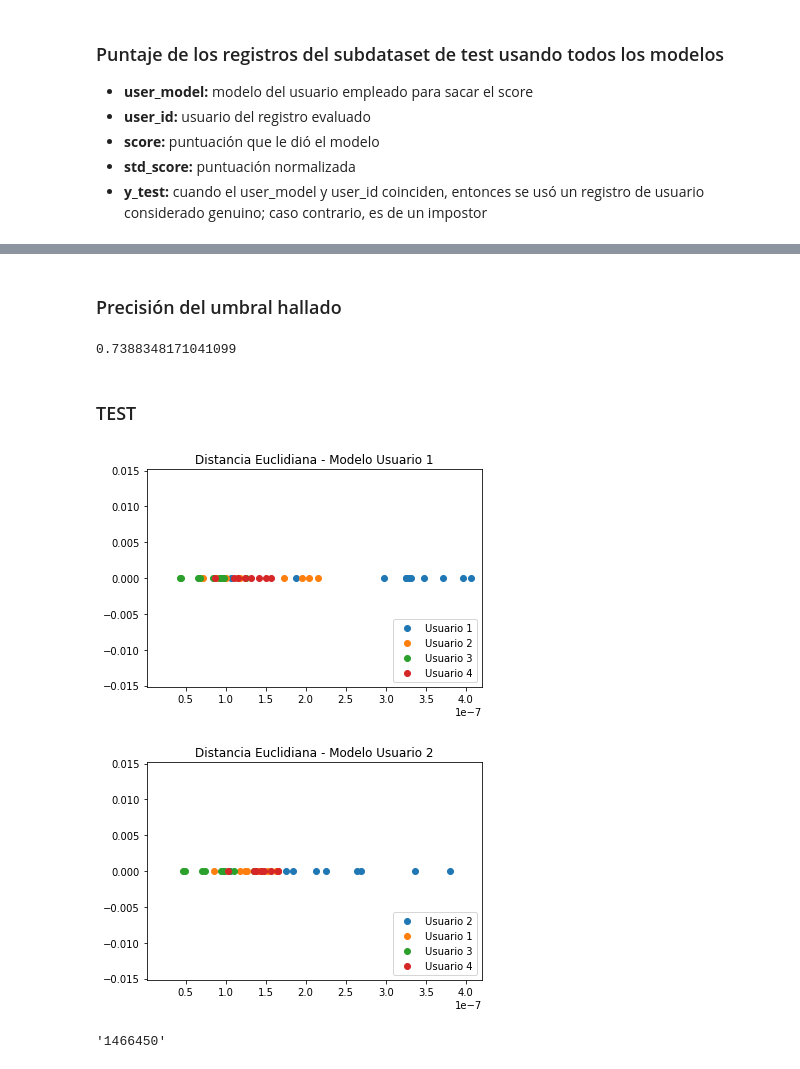
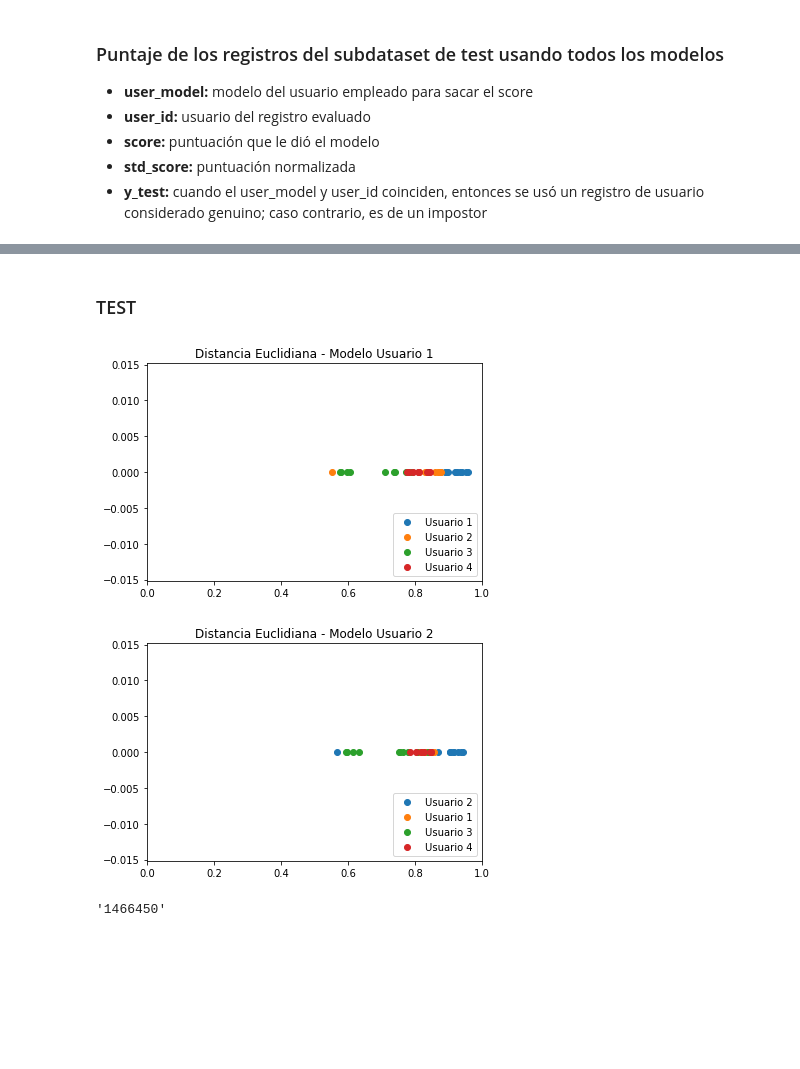
Before and after one commit to aronlo/tesis, a Jupyter notebook: euclidean_distance_final_metodology.ipynb, the cells around one changed output, grey strips where cells are left out. Saved outputs shown, nothing was run; the diff lists cells and outputs as text; code cells hidden in the pictures; blank space fills up the shorter version.

```diff
--- a/euclidean_distance_final_metodology.ipynb
+++ b/euclidean_distance_final_metodology.ipynb
@@ -421,13 +468,13 @@ train_users.head(7)
 ### Ejemplo del usuario 1
 # %%
 #Variable donde se almacenará toda la informacion calculada del usuario 1
-user_1_evaluation = []
+user_1_evaluation_dev = []
 
 #Calculo de la media del vector del usuario 1
 mean_vector= train_users.loc[train_users.user_id == 1, "ft_1":"ft_60"]
 
 #Para cada registro del subdataset de test
-for index, row in test_users.iterrows():
+for index, row in dev_users.iterrows():
 
     temp_obj = {}
 
@@ -455,7 +502,7 @@ for index, row in test_users.iterrows():
     else:
         temp_obj["y_test"] = "impostor"
 
-    user_1_evaluation.append(temp_obj)
+    user_1_evaluation_dev.append(temp_obj)
 
-user_1_evaluation = pd.DataFrame(user_1_evaluation)
+user_1_evaluation_dev = pd.DataFrame(user_1_evaluation_dev)
 # %% [markdown]
@@ -485,0 +594,6 @@ user_1_evaluation
+# %%
+#Obtenemos la listas de scores de los registros que deberian de catalogarse como genuinos por los modelos
+genuine_scores_dev = list(users_evaluation_dev.loc[users_evaluation_dev.y_test == "genuine", "score"])
+
+#Obtenemos la listas de scores de los registros que deberian de catalogarse como impostores por los modelos
+impostor_scores_dev = list(users_evaluation_dev.loc[users_evaluation_dev.y_test == "impostor", "score"])
@@ -485,0 +605,7 @@ user_1_evaluation
+# %%
+#Calculo del ERR y del umbral de decisión global
+err_dev, thresh_dev = evaluate_EER_Thresh(genuine_scores_dev, impostor_scores_dev)
+
+
+#Ploteamos la curva ROC de los umbrales
+plotCurveROC ( genuine_scores_dev, impostor_scores_dev, title = "ROC del modelo de distancia Euclidiana con el dataset de validación")
@@ -485,0 +630,8 @@ user_1_evaluation
+# %%
+# OJO, aca se esta usando el score como umbral, si usaramos el score estandarizado, deberiamos de cambiar el sentido de la comparación
+users_evaluation_dev['y_pred'] = np.where(users_evaluation_dev['score'] <= thresh_dev, 'genuine', 'impostor')
+
+users_evaluation_dev.to_excel("./output/outputPredEuclideanDev.xlsx")
+
+#Presentamos el calculo de resultados
+users_evaluation_dev
@@ -608,42 +759,36 @@ y_pred = users_evaluation.loc[:, "y_pred"]
-# %% [markdown]
-### Precisión del umbral hallado
-# %%
-accuracy_score(y_test, y_pred)
-# %% [output]
-0.7388348171041099
 # %% [markdown]
 ### TEST
 # %%
 plt.title("Distancia Euclidiana - Modelo Usuario 1")
 
-sc1 = users_evaluation.loc[(users_evaluation.user_model == 1) & (users_evaluation.user_id == 1), "std_score"]
-sc2 = users_evaluation.loc[(users_evaluation.user_model == 1) & (users_evaluation.user_id == 2), "std_score"]
-sc3 = users_evaluation.loc[(users_evaluation.user_model == 1) & (users_evaluation.user_id == 3), "std_score"]
-sc4 = users_evaluation.loc[(users_evaluation.user_model == 1) & (users_evaluation.user_id == 4), "std_score"]
+sc1 = users_evaluation_dev.loc[(users_evaluation_dev.user_model == 1) & (users_evaluation_dev.user_id == 1), "std_score"]
+sc2 = users_evaluation_dev.loc[(users_evaluation_dev.user_model == 1) & (users_evaluation_dev.user_id == 2), "std_score"]
+sc3 = users_evaluation_dev.loc[(users_evaluation_dev.user_model == 1) & (users_evaluation_dev.user_id == 3), "std_score"]
+sc4 = users_evaluation_dev.loc[(users_evaluation_dev.user_model == 1) & (users_evaluation_dev.user_id == 4), "std_score"]
 
 y1 = np.zeros(len(sc1))
 y2 = np.zeros(len(sc2))
 y3 = np.zeros(len(sc3))
 y4 = np.zeros(len(sc4))
 
 plt.scatter(sc1, y1, label = "Usuario 1")
 plt.scatter(sc2, y2, label = "Usuario 2")
 plt.scatter(sc3, y3, label = "Usuario 3")
 plt.scatter(sc4, y4, label = "Usuario 4")
 
 plt.legend(loc = 'lower right')
-#plt.xlim([0, 1])
-plt.xlim([0.000000002, 0.00000042])
+plt.xlim([0, 1])
+#plt.xlim([0.000000002, 0.00000042])
 plt.show()
 # %% [output]
-[figure, old version]
+[figure, new version]
 # %%
 plt.title("Distancia Euclidiana - Modelo Usuario 2")
 
-sc1 = users_evaluation.loc[(users_evaluation.user_model == 2) & (users_evaluation.user_id == 1), "std_score"]
-sc2 = users_evaluation.loc[(users_evaluation.user_model == 2) & (users_evaluation.user_id == 2), "std_score"]
-sc3 = users_evaluation.loc[(users_evaluation.user_model == 2) & (users_evaluation.user_id == 3), "std_score"]
-sc4 = users_evaluation.loc[(users_evaluation.user_model == 2) & (users_evaluation.user_id == 4), "std_score"]
+sc1 = users_evaluation_dev.loc[(users_evaluation_dev.user_model == 2) & (users_evaluation_dev.user_id == 1), "std_score"]
+sc2 = users_evaluation_dev.loc[(users_evaluation_dev.user_model == 2) & (users_evaluation_dev.user_id == 2), "std_score"]
+sc3 = users_evaluation_dev.loc[(users_evaluation_dev.user_model == 2) & (users_evaluation_dev.user_id == 3), "std_score"]
+sc4 = users_evaluation_dev.loc[(users_evaluation_dev.user_model == 2) & (users_evaluation_dev.user_id == 4), "std_score"]
 
 y1 = np.zeros(len(sc1))
 y2 = np.zeros(len(sc2))
@@ -656,9 +801,9 @@ plt.scatter(sc3, y3, label = "Usuario 3")
 plt.scatter(sc4, y4, label = "Usuario 4")
 
 plt.legend(loc = 'lower right')
-#plt.xlim([0, 1])
-plt.xlim([0.000000002, 0.00000042])
+plt.xlim([0, 1])
+#plt.xlim([0.000000002, 0.00000042])
 plt.show()
 # %% [output]
-[figure, old version]
+[figure, new version]
 # %%
```
Also changed, not shown: parts of 50 cells of this notebook, 10 other files.
